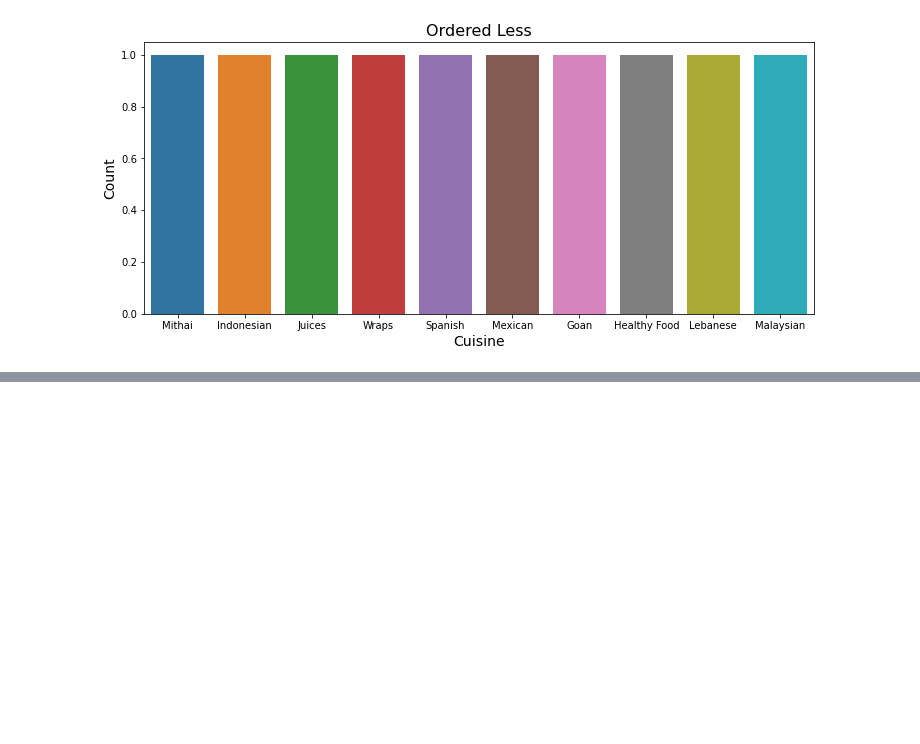
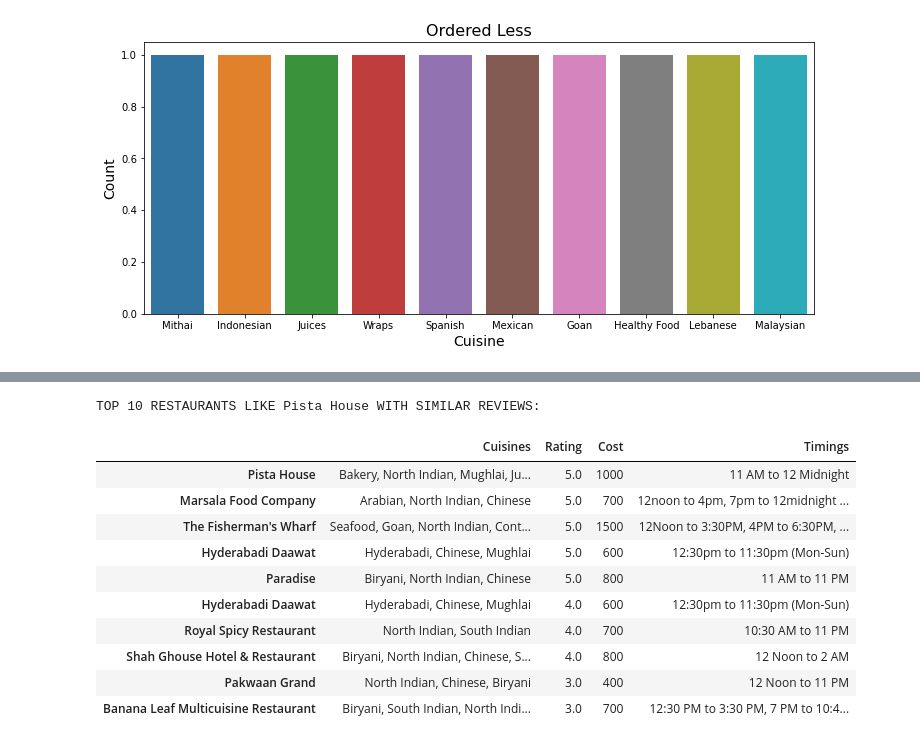
Before and after one commit to Narayan718/unsupervized-learning, a Jupyter notebook: zomato.ipynb, the cells around one changed output, grey strips where cells are left out. Drawn from its saved outputs; the diff is of its cells as text; code cells hidden in the pictures; blank space fills up the shorter version.

```diff
--- a/zomato.ipynb
+++ b/zomato.ipynb
@@ -598,0 +654,37 @@ plt.show()
+# %%
+#calculating the similarity
+cosine_similarities = linear_kernel(tfidf_matrix, tfidf_matrix)
+# %%
+#function of recomendatation system
+def recommend(name, cosine_similarities = cosine_similarities):
+
+    # Create a list to put top 10 restaurants
+    recommend_restaurant = []
+
+    # Find the index of the hotel entered
+    idx = indices[indices == name].index[0]
+
+    # Find the restaurants with a similar cosine-sim value and order them from bigges number
+    score_series = pd.Series(cosine_similarities[idx]).sort_values(ascending=False)
+
+    # Extract top 30 restaurant indexes with a similar cosine-sim value
+    top30_indexes = list(score_series.iloc[0:31].index)
+
+    # Names of the top 30 restaurants
+    for each in top30_indexes:
+        recommend_restaurant.append(list(df.index)[each])
+
+    # Creating the new data set to show similar restaurants
+    df_new = pd.DataFrame(columns=['Cuisines', 'Rating', 'Cost', 'Timings'])
+
+    # Create the top 30 similar restaurants with some of their columns
+    for each in recommend_restaurant:
+        df_new = df_new.append(pd.DataFrame(df[['Cuisines','Rating', 'Cost', 'Timings']][df.index == each].sample()))
+
+    # Drop the same named restaurants and sort only the top 10 by the highest rating
+    df_new = df_new.drop_duplicates(subset=['Cuisines','Rating', 'Cost'], keep=False)
+    df_new = df_new.sort_values(by='Rating', ascending=False).head(10)
+
+    print('TOP %s RESTAURANTS LIKE %s WITH SIMILAR REVIEWS: ' % (str(len(df_new)), name))
+
+    return df_new
@@ -598,0 +698,16 @@ plt.show()
+# %%
+#top recomendatations on the example
+recommend('Pista House')
+# %% [output]
+TOP 10 RESTAURANTS LIKE Pista House WITH SIMILAR REVIEWS:
+|  | Cuisines | Rating | Cost | Timings |
+| Pista House | Bakery, North Indian, Mughlai, Ju... | 5.0 | 1000 | 11 AM to 12 Midnight |
+| Marsala Food Company | Arabian, North Indian, Chinese | 5.0 | 700 | 12noon to 4pm, 7pm to 12midnight ... |
+| The Fisherman's Wharf | Seafood, Goan, North Indian, Cont... | 5.0 | 1500 | 12Noon to 3:30PM, 4PM to 6:30PM, ... |
+| Hyderabadi Daawat | Hyderabadi, Chinese, Mughlai | 5.0 | 600 | 12:30pm to 11:30pm (Mon-Sun) |
+| Paradise | Biryani, North Indian, Chinese | 5.0 | 800 | 11 AM to 11 PM |
+| Hyderabadi Daawat | Hyderabadi, Chinese, Mughlai | 4.0 | 600 | 12:30pm to 11:30pm (Mon-Sun) |
+| Royal Spicy Restaurant | North Indian, South Indian | 4.0 | 700 | 10:30 AM to 11 PM |
+| Shah Ghouse Hotel & Restaurant | Biryani, North Indian, Chinese, S... | 4.0 | 800 | 12 Noon to 2 AM |
+| Pakwaan Grand | North Indian, Chinese, Biryani | 3.0 | 400 | 12 Noon to 11 PM |
+| Banana Leaf Multicuisine Restaurant | Biryani, South Indian, North Indi... | 3.0 | 700 | 12:30 PM to 3:30 PM, 7 PM to 10:4... |
```
Also changed, not shown: parts of 42 cells of this notebook.
